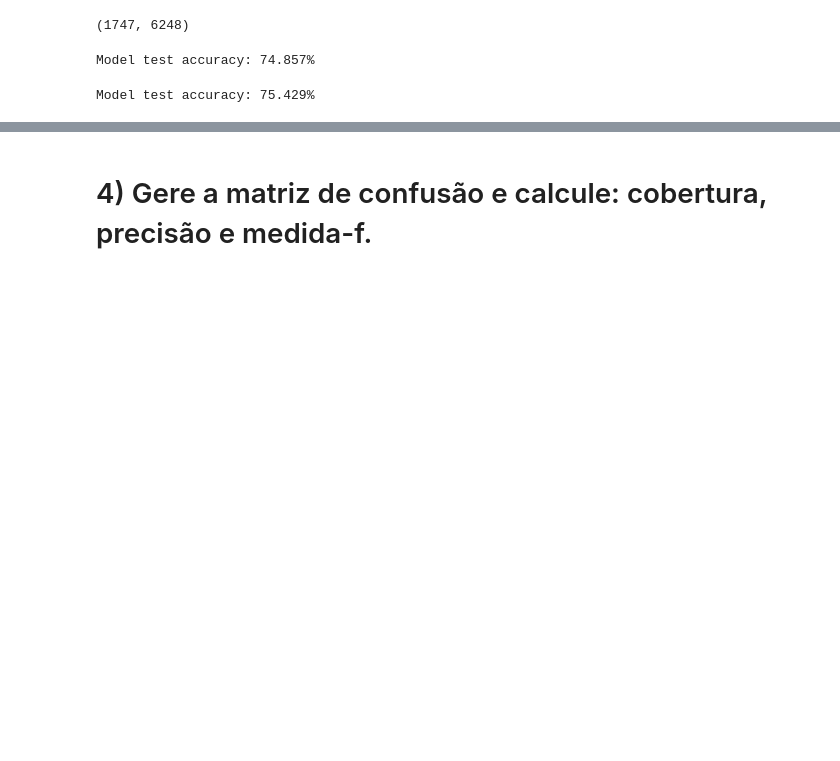
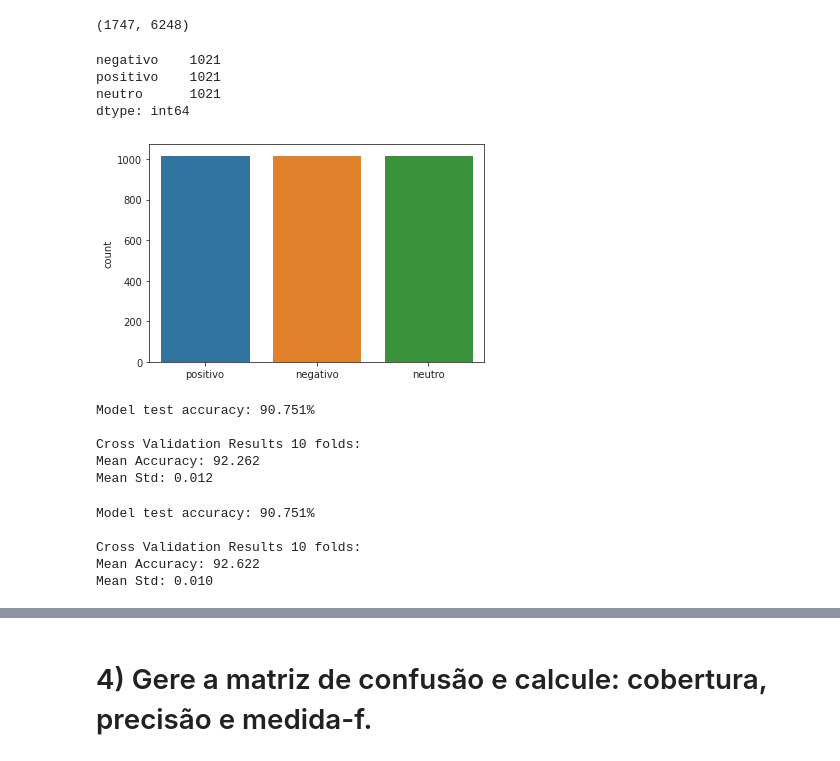
Before and after one commit to aguilarafa2010/PLN, a Jupyter notebook: Trabalho_Final_PLN.ipynb, the cells around one changed output, grey strips where cells are left out. Cells and saved outputs as stored; diff of their text form; code cells hidden in the pictures; blank space fills up the shorter version.

```diff
--- a/Trabalho_Final_PLN.ipynb
+++ b/Trabalho_Final_PLN.ipynb
@@ -186,6 +202,22 @@ def prepare_targets(y_train, y_test):
   y_train_enc = le.transform(y_train)
   y_test_enc = le.transform(y_test)
   return y_train_enc, y_test_enc
+# %%
+# Usando técnica de overSampling para ajustar a quantidade de dados
+rus = RandomOverSampler()
+X_res, y_res = rus.fit_sample(vectors, df.Classe)
+
+# ver o balanceamento das classes
+print(pd.Series(y_res).value_counts())
+
+# plotar a nova distribuição de classes
+sns.countplot(y_res);
+# %% [output]
+negativo    1021
+positivo    1021
+neutro      1021
+dtype: int64
+[figure, added]
 # %%
 # Separando os dados em Treinamento e Teste
 
@@ -206,24 +244,52 @@ print(f'Model test accuracy: {clf_a.score(X_test, y_test)*100:.3f}%')
 
 # Avaliando o modelo
 yhat_a = clf_a.predict(X_test)
+
+# EXEMPLO USANDO VALIDAÇÃO CRUZADA
+res_a = LinearSVC(random_state=1, dual=False)
+
+result_a = model_selection.cross_val_score(res_a, X, y, cv=folds)
+print("\nCross Validation Results %d folds:" % folds)
+mean = result_a.mean()*100
+print("Mean Accuracy: %.3f" % mean)
+print("Mean Std: %.3f" % result_a.std())
+
+Z_a = model_selection.cross_val_predict(res_a, X, y, cv=folds)
 # %% [output]
-Model test accuracy: 74.857%
+Model test accuracy: 90.751%
+
+Cross Validation Results 10 folds:
+Mean Accuracy: 92.262
+Mean Std: 0.012
-# %%
-from sklearn import tree
-# MODELO LOGISTIC REGRESSION
-
-# declara o classificador
-clf_b = LogisticRegression()
-
-# treina o classificador
-clf_b = clf_b.fit(X_train, y_train)
-
-# testa usando a base de testes
-yhat_b = clf_b.predict(X_test)
-
-print(f'Model test accuracy: {clf_b.score(X_test, y_test)*100:.3f}%')
-# %% [output]
-Model test accuracy: 75.429%
+# %%
+# MODELO LOGISTIC REGRESSION
+
+# Declara o classificador
+clf_b = LogisticRegression()
+
+# Treina o classificador
+clf_b = clf_b.fit(X_train, y_train)
+print(f'Model test accuracy: {clf_b.score(X_test, y_test)*100:.3f}%')
+
+# Testa usando a base de testes
+yhat_b = clf_b.predict(X_test)
+
+# EXEMPLO USANDO VALIDAÇÃO CRUZADA
+res_b = LogisticRegression()
+
+Z_b = model_selection.cross_val_predict(res_b, X, y, cv=folds)
+
+result_b = model_selection.cross_val_score(res_b, X, y, cv=folds)
+print("\nCross Validation Results %d folds:" % folds)
+mean = result_b.mean()*100
+print("Mean Accuracy: %.3f" % mean)
+print("Mean Std: %.3f" % result_b.std())
+# %% [output]
+Model test accuracy: 90.751%
+
+Cross Validation Results 10 folds:
+Mean Accuracy: 92.622
+Mean Std: 0.010
 # %%
 # MODELO NAIVE BAYES
 
```
Also changed, not shown: parts of 28 cells of this notebook.
